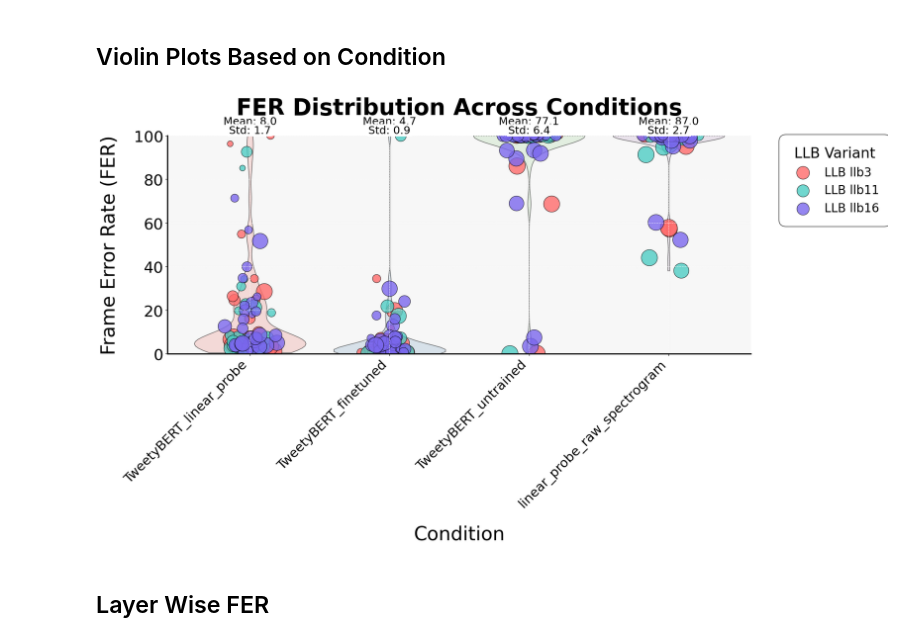
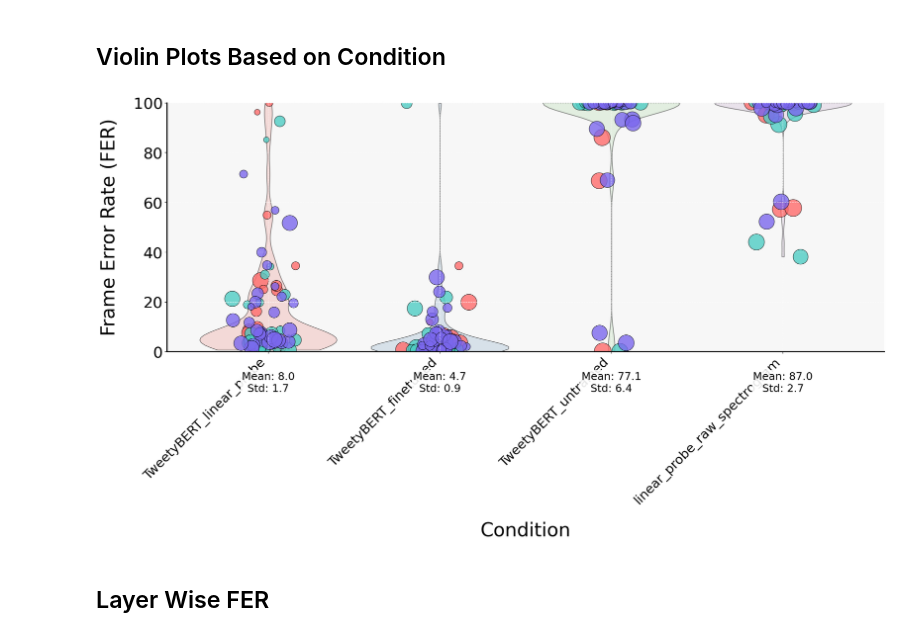
Before and after one commit to georgevenven/tweety_bert, a Jupyter notebook: figure_generation_scripts/linear_probe_analysis.ipynb, the cells around one changed output. Saved outputs shown, nothing was run; the diff lists cells and outputs as text; code cells hidden in the pictures.

```diff
--- a/figure_generation_scripts/linear_probe_analysis.ipynb
+++ b/figure_generation_scripts/linear_probe_analysis.ipynb
@@ -16,6 +16,8 @@ base_conditions = [
     'TweetyBERT_untrained',
     'linear_probe_raw_spectrogram'
 ]
+
+base_path = '/home/george-vengrovski/Documents/projects/tweety_bert_paper/results'
 
 # Initialize data structure to store FERs and class proportions
 all_data = []
@@ -55,16 +57,16 @@ plt.style.use('default')
 plt.figure(figsize=(22, 14))
 plt.rcParams.update({
     'font.size': 26,
-    'font.family': 'sans-serif',  # Changed from 'Arial' to 'sans-serif' for compatibility
+    'font.family': 'sans-serif',
     'axes.linewidth': 2,
     'axes.grid': True,
     'grid.alpha': 0.3,
-    'axes.facecolor': '#f7f7f7',  # Lighter gray background for less distraction
+    'axes.facecolor': '#f7f7f7',
     'figure.facecolor': 'white',
     'grid.color': 'white',
     'grid.linestyle': '-',
-    'axes.spines.top': False,     # Remove top spine
-    'axes.spines.right': False    # Remove right spine
+    'axes.spines.top': False,
+    'axes.spines.right': False
 })
 
 # Define a more distinct color scheme
@@ -79,7 +81,7 @@ df = pd.DataFrame(all_data)
 
 # Create violin plot with improved visibility
 sns.violinplot(x='Condition', y='FER', data=df,
-               bw_method=0.2, cut=0, inner=None,  # Updated bw parameter to bw_method
+               bw_method=0.2, cut=0, inner=None,
                hue='Condition', palette='Pastel1',
                alpha=0.5, linewidth=1.2, edgecolor='black')
 
@@ -95,55 +97,39 @@ for i, cond in enumerate(base_conditions):
         llb_data = condition_data[condition_data['LLB'] == llb]
         # Scale point sizes logarithmically with a minimum size
         sizes = [max(80, np.log(prop * 1000 + 1) * 150) for prop in llb_data['Proportion']]
 
         plt.scatter(np.random.normal(i, 0.08, size=len(llb_data)),
                    llb_data['FER'],
                    color=color,
                    edgecolor='black',
                    linewidth=0.8,
-                   alpha=0.8,  # Increased transparency for improved clarity
+                   alpha=0.8,
                    s=sizes,
                    label=f'LLB {llb}' if i == 0 else "")
 
-    # Update statistics display using total FERs
+# Update statistics display - moved above the plot
+for i, cond in enumerate(base_conditions):
     mean = np.mean(condition_total_fers[cond])
     std_dev = np.std(condition_total_fers[cond])
-    plt.text(i, 104, f'Mean: {mean:.1f}',
-             ha='center', va='bottom',
-             fontsize=18,
-             bbox=dict(facecolor='white', alpha=0.9, edgecolor='none', pad=2))
-    plt.text(i, 100, f'Std: {std_dev:.1f}',
-             ha='center', va='bottom',
+    plt.text(i, -8, f'Mean: {mean:.1f}\nStd: {std_dev:.1f}',
+             ha='center', va='top',
              fontsize=18,
              bbox=dict(facecolor='white', alpha=0.9, edgecolor='none', pad=2))
 
 # Customize plot appearance
-plt.title('FER Distribution Across Conditions',
-         fontsize=38, pad=35, fontweight='bold')
 plt.xlabel('Condition', fontsize=32, labelpad=25)
 plt.ylabel('Frame Error Rate (FER)', fontsize=32, labelpad=25)
 
 # Improve x-axis labels
 plt.xticks(rotation=45, ha='right')
 for label in plt.gca().get_xticklabels():
     label.set_fontsize(22)
 
-# Add legend with updated styling
-legend = plt.legend(title='LLB Variant',
-                   bbox_to_anchor=(1.05, 1),
-                   loc='upper left',
-                   fontsize=20,
-                   title_fontsize=24,
-                   frameon=True,
-                   edgecolor='black',
-                   facecolor='white')
-legend.get_frame().set_boxstyle('round', pad=0.6)
-
 # Adjust layout for better spacing
 plt.tight_layout(pad=5)
 plt.show()
 # %% [output]
-[figure, old version]
+[figure, new version]
 # %% [markdown]
 ## Layer Wise FER
 # %%
```
Also changed, not shown: 4 other files.
